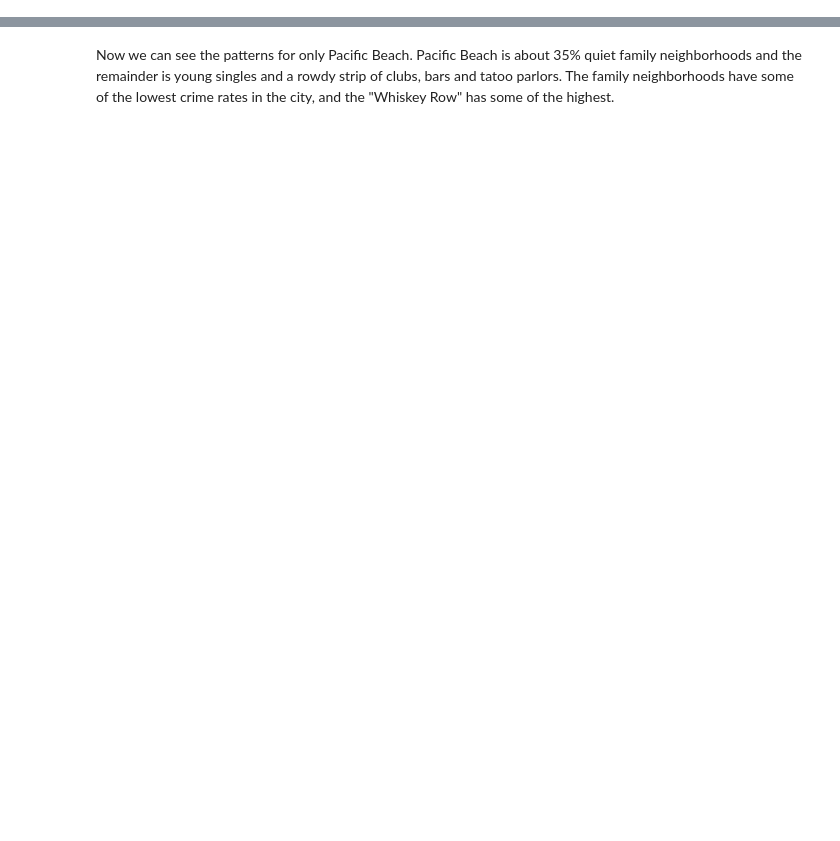
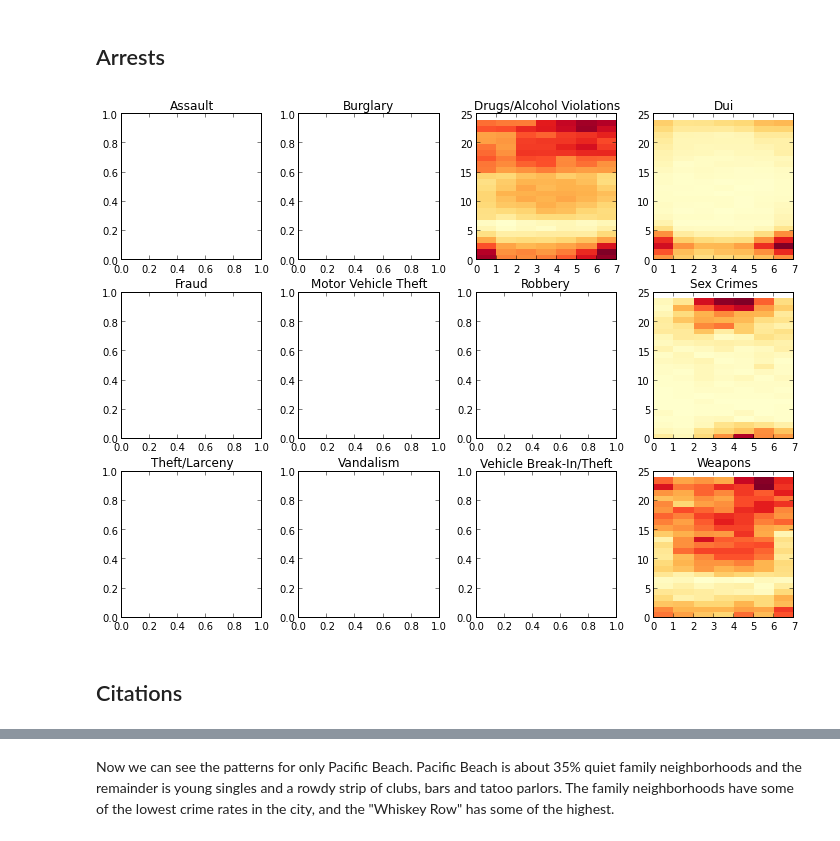
Before and after one commit to CivicSpleen/ambry, a Jupyter notebook: notebooks/crime/Crime Heat Maps.ipynb, the cells around one changed output, grey strips where cells are left out. Saved outputs shown, nothing was run; the diff lists cells and outputs as text; code cells hidden in the pictures; blank space fills up the shorter version.

```diff
--- a/notebooks/crime/Crime Heat Maps.ipynb
+++ b/notebooks/crime/Crime Heat Maps.ipynb
@@ -131,0 +98,8 @@ plot_heat_grid(inct)
+# %% [markdown]
+## Arrests
+# %%
+plot_heat_grid(inct, incident_type='ARREST')
+# %% [output]
+[figure, added]
+# %% [markdown]
+## Citations
```
Also changed, not shown: parts of 56 cells of this notebook, 1 other file.
